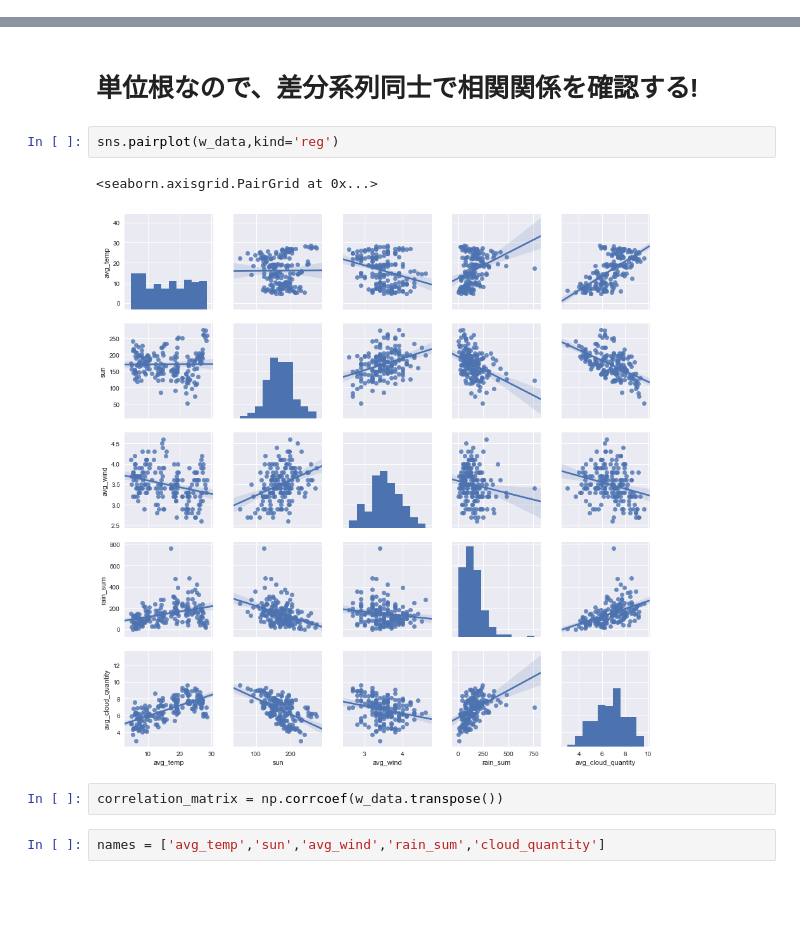
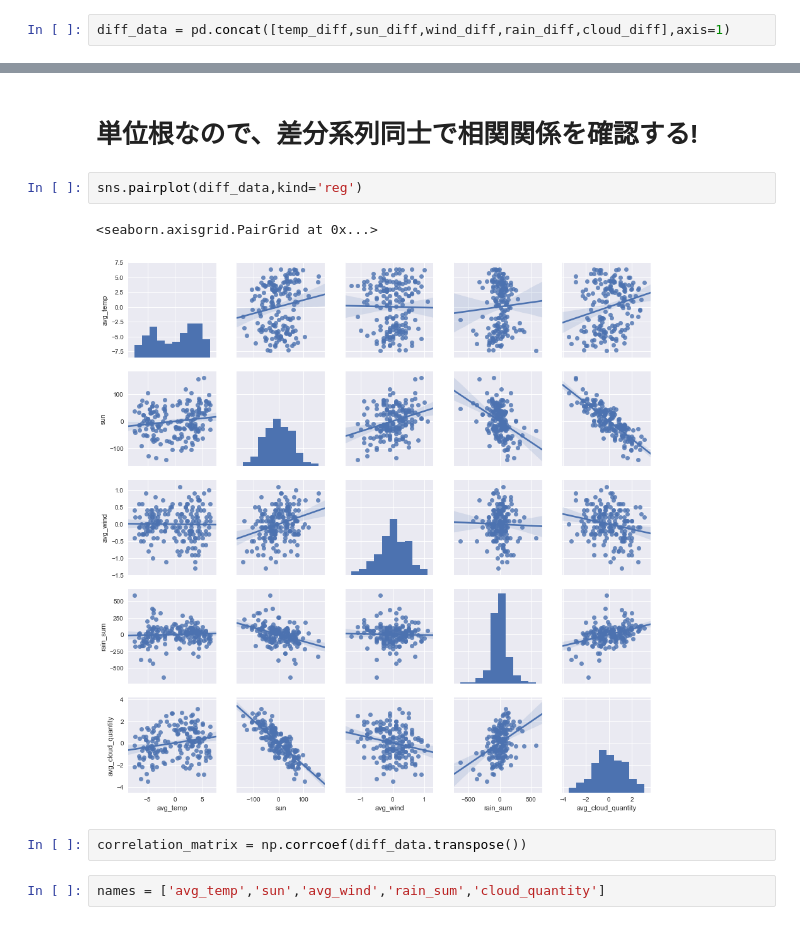
Before and after one commit to taishiroyamada/graduation_thesis_dayo, a Jupyter notebook: sotsuron_data4.ipynb, the cells around one changed output, grey strips where cells are left out. Saved outputs shown, nothing was run; the diff lists cells and outputs as text; blank space fills up the shorter version.

```diff
--- a/sotsuron_data4.ipynb
+++ b/sotsuron_data4.ipynb
@@ -164,3 +154,5 @@ temp_diff.head()
+# %%
+diff_data = pd.concat([temp_diff,sun_diff,wind_diff,rain_diff,cloud_diff],axis=1)
 # %%
 #差分系列をADF検定
 print (st.adfuller(temp_diff['avg_temp'].values.ravel()))
@@ -177,12 +169,12 @@ print (st.adfuller(cloud_diff['avg_cloud_quantity'].values.ravel()))
 # %% [markdown]
 # 単位根なので、差分系列同士で相関関係を確認する!
 # %%
-sns.pairplot(w_data,kind='reg')
+sns.pairplot(diff_data,kind='reg')
 # %% [output]
 <seaborn.axisgrid.PairGrid at 0x...>
-[figure, old version]
+[figure, new version]
 # %%
-correlation_matrix = np.corrcoef(w_data.transpose())
+correlation_matrix = np.corrcoef(diff_data.transpose())
 # %%
 names = ['avg_temp','sun','avg_wind','rain_sum','cloud_quantity']
 # %%
```
Also changed, not shown: parts of 46 cells of this notebook, 4 other files.
